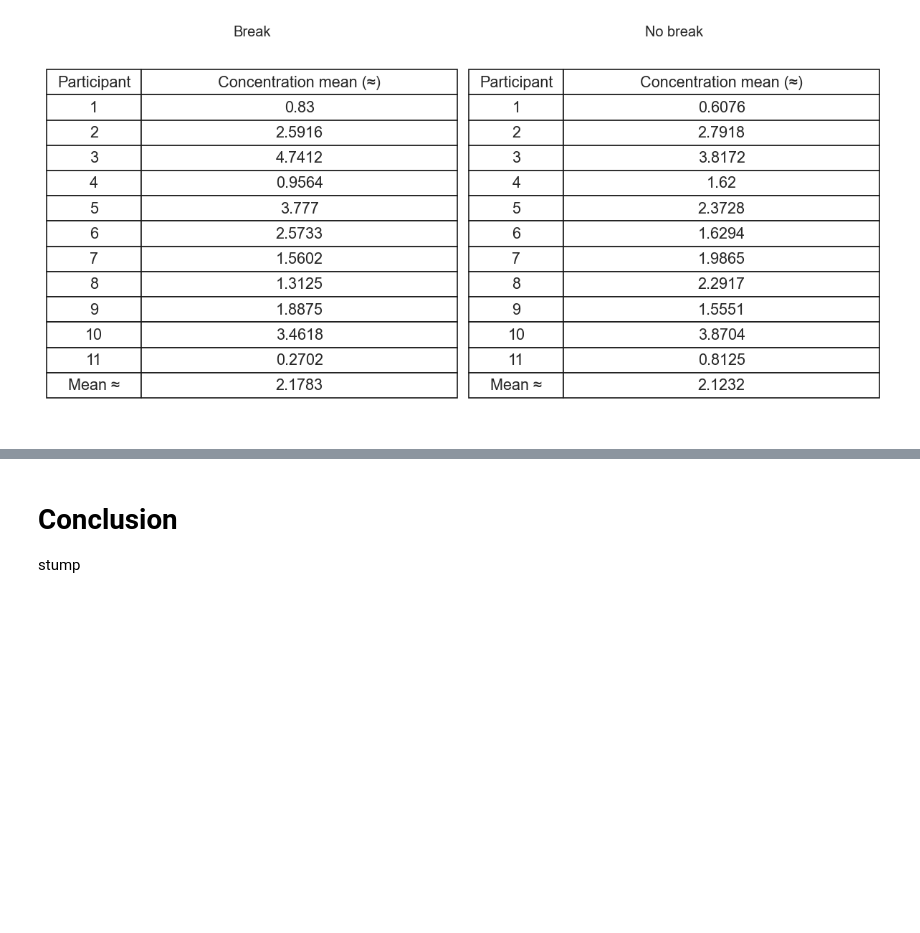
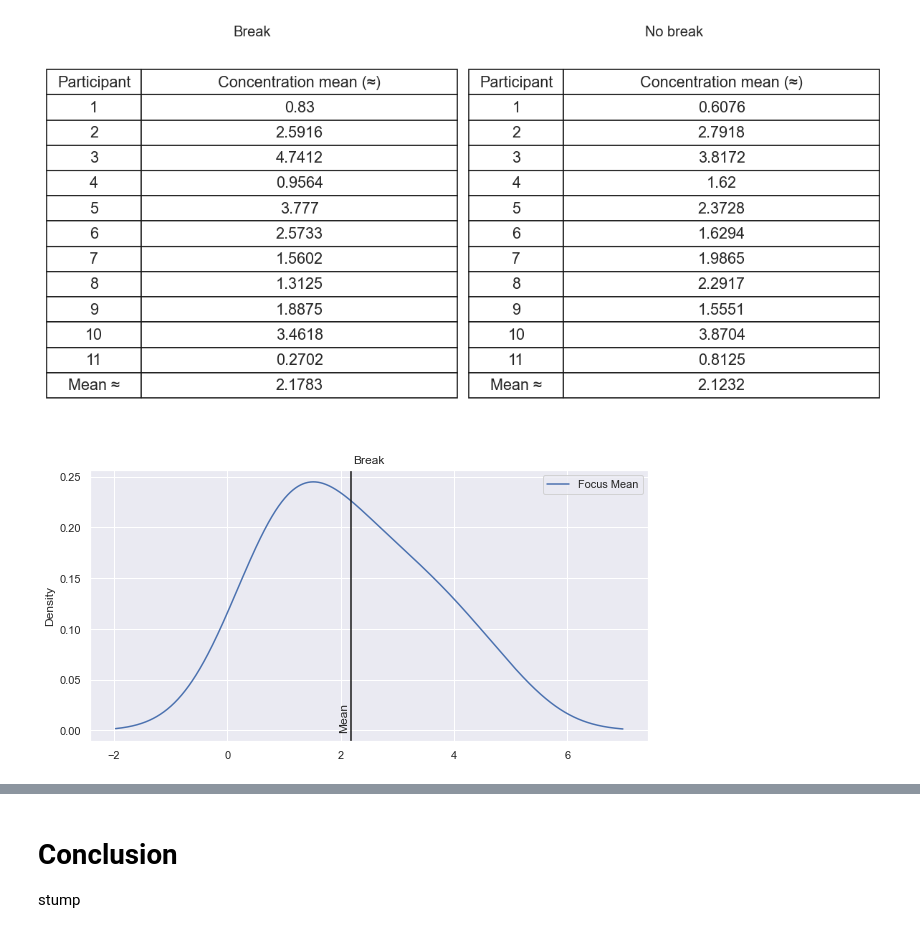
Before and after one commit to Br4ggs/FocusResearch, a Jupyter notebook: FocusResearch.ipynb, the cells around one changed output, grey strips where cells are left out. Saved outputs shown, nothing was run; the diff lists cells and outputs as text; code cells hidden in the pictures; blank space fills up the shorter version.

Commit message:
Add density plots

```diff
--- a/FocusResearch.ipynb
+++ b/FocusResearch.ipynb
@@ -156,6 +157,7 @@ for i in range(values):
     break_stats.append(pd.read_csv(location))
     break_means.append(break_stats[i]["FocusReal"].mean())
 
+df_break = pd.DataFrame(break_means, columns=['Focus Mean'])
 break_mean = sum(break_means) / len(break_means)
 # %%
 table_data_break = []
@@ -187,3 +189,9 @@ plt.tight_layout()
 plt.show()
 # %% [output]
 [figure]
+# %%
+ax = df_break.plot(kind='density', title = "Break")
+ax.axvline(break_mean, color='k')
+ax.text(break_mean - 0.2, 0, "Mean", rotation=90);
+# %% [output]
+[figure, added]
```
Also changed, not shown: parts of 2 cells of this notebook, 1 other file.
